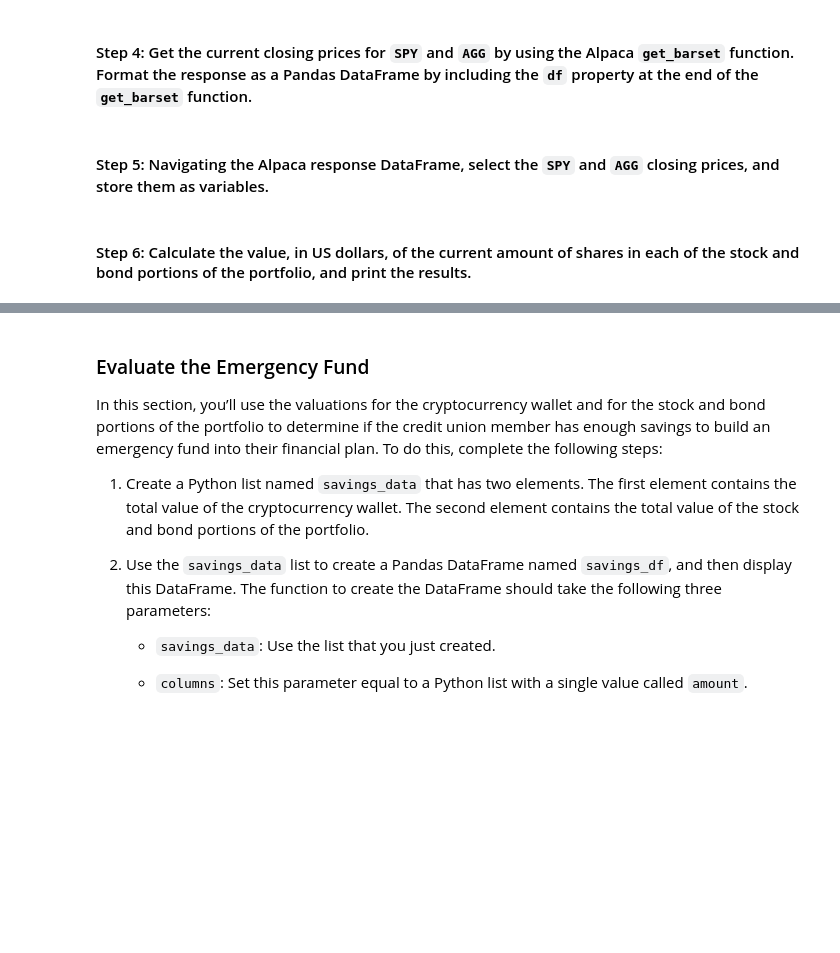
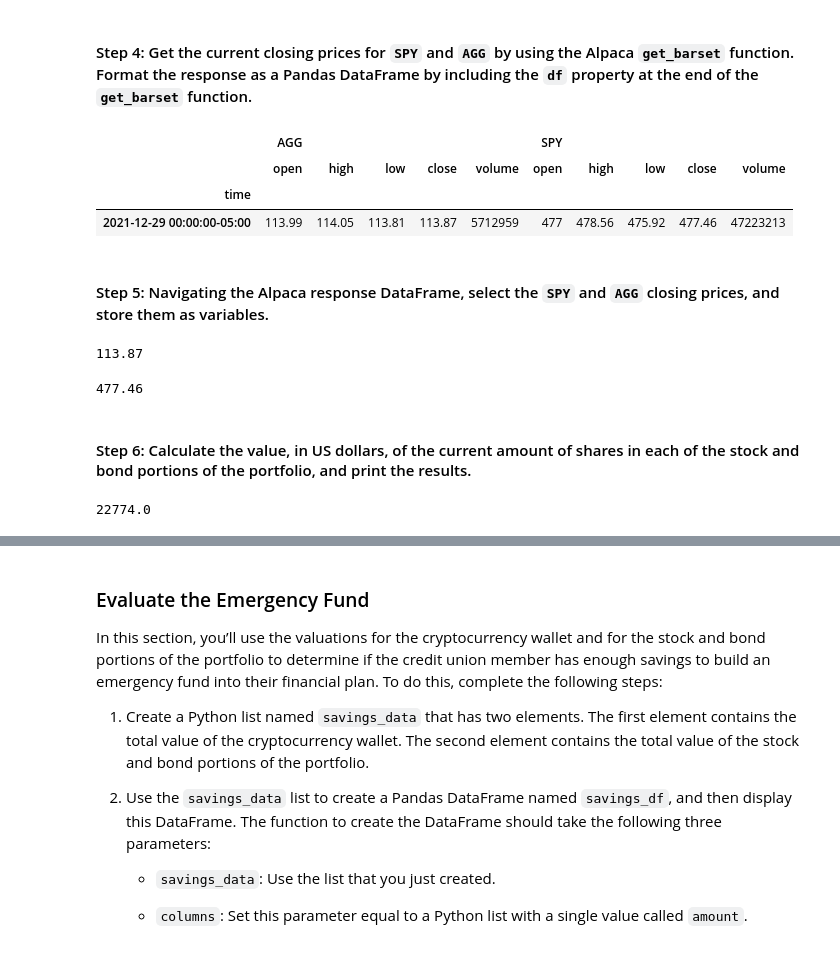
Before and after one commit to EmilyBertani/Challenge_5, a Jupyter notebook: financial_planning_tools.ipynb, the cells around one changed output, grey strips where cells are left out. Cells and saved outputs as stored; diff of their text form; code cells hidden in the pictures; blank space fills up the shorter version.

Commit message:
Add files via upload
Continued commits to challenge 5 - total portfolio balance added

```diff
--- a/financial_planning_tools.ipynb
+++ b/financial_planning_tools.ipynb
@@ -192,12 +184,15 @@ agg_shares = 200
 # %% [markdown]
 #### Step 2: Set the variables for the Alpaca API and secret keys. Using the Alpaca SDK, create the Alpaca `tradeapi.REST` object. In this object, include the parameters for the Alpaca API key, the secret key, and the version number.
 # %%
-# Set the variables for the Alpaca API and secret keys
-# YOUR CODE HERE
-# YOUR CODE HERE
+# Setting variables for the Alpaca API and secret keys
+alpaca_api_key = os.getenv('ALPACA_API_KEY')
+alpaca_secret_key = os.getenv('ALPACA_SECRET_KEY')
 
-# Create the Alpaca tradeapi.REST object
-# YOUR CODE HERE
+# This creates the Alpaca tradeapi.REST object
+alpaca = tradeapi.REST(
+    alpaca_api_key,
+    alpaca_secret_key,
+    api_version="v2")
 # %% [markdown]
 #### Step 3: Set the following parameters for the Alpaca API call:
 
@@ -207,49 +202,59 @@ agg_shares = 200
 
 - `start_date` and `end_date`: Use the same date for these parameters, and format them with the date of the previous weekday (or `2020-08-07`). This is because you want the one closing price for the most-recent trading day.
 # %%
-# Set the tickers for both the bond and stock portion of the portfolio
-# YOUR CODE HERE
+# This sets the tickers for both the bond and stock portion of the portfolio
+tickers = ['SPY', 'AGG']
 
-# Set timeframe to 1D
-# YOUR CODE HERE
+# This sets timeframe to 1 day
+timeframe = '1D'
 
-# Format current date as ISO format
+# The following formats the current date as ISO format
 # Set both the start and end date at the date of your prior weekday
-# This will give you the closing price of the previous trading day
-# Alternatively you can use a start and end date of 2020-08-07
-# YOUR CODE HERE
-# YOUR CODE HERE
+start_date = pd.Timestamp("2021-12-29", tz="America/New_York").isoformat()
+end_date = pd.Timestamp("2021-12-29", tz="America/New_York").isoformat()
 # %% [markdown]
 #### Step 4: Get the current closing prices for `SPY` and `AGG` by using the Alpaca `get_barset` function. Format the response as a Pandas DataFrame by including the `df` property at the end of the `get_barset` function.
 # %%
-# Use the Alpaca get_barset function to get current closing prices the portfolio
-# Be sure to set the `df` property after the function to format the response object as a DataFrame
-# YOUR CODE HERE
+# This uses the Alpaca get_barset function to get the current closing prices the members portfolio
+closing_prices = alpaca.get_barset(tickers,timeframe,start=start_date,end=end_date
+).df
+
 
 # Review the first 5 rows of the Alpaca DataFrame
 # YOUR CODE HERE
+closing_prices.head()
+# %% [output]
+|  | AGG |  |  |  |  | SPY |  |  |  |  |
+|  | open | high | low | close | volume | open | high | low | close | volume |
+| time |  |  |  |  |  |  |  |  |  |  |
+| 2021-12-29 00:00:00-05:00 | 113.99 | 114.05 | 113.81 | 113.87 | 5712959 | 477 | 478.56 | 475.92 | 477.46 | 47223213 |
 # %% [markdown]
 #### Step 5: Navigating the Alpaca response DataFrame, select the `SPY` and `AGG` closing prices, and store them as variables.
 # %%
-# Access the closing price for AGG from the Alpaca DataFrame
-# Converting the value to a floating point number
-agg_close_price = # YOUR CODE HERE
+# This allows us to access the closing price for AGG from the Alpaca DataFrame
+agg_close_price = float(closing_prices['AGG']['close'])
 
-# Print the AGG closing price
-# YOUR CODE HERE
+# Printing the AGG closing price
+print(agg_close_price)
+# %% [output]
+113.87
 # %%
-# Access the closing price for SPY from the Alpaca DataFrame
-# Converting the value to a floating point number
-spy_close_price = # YOUR CODE HERE
+# This allows us to access the closing price for SPY from the Alpaca DataFrame
+spy_close_price = float(closing_prices['SPY']['close'])
 
-# Print the SPY closing price
-# YOUR CODE HERE
+# Printing the SPY closing price
+print(spy_close_price)
+# %% [output]
+477.46
 # %% [markdown]
 #### Step 6: Calculate the value, in US dollars, of the current amount of shares in each of the stock and bond portions of the portfolio, and print the results.
 # %%
-# Calculate the current value of the bond portion of the portfolio
-agg_value = # YOUR CODE HERE
+# This calculates the current value of the bond portion of the members portfolio
+# by multiplying the closing price by the number of shares
+agg_value = agg_close_price * agg_shares
 
-# Print the current value of the bond portfolio
-# YOUR CODE HERE
+# Printing the current value of the members bond portfolio
+print(agg_value)
+# %% [output]
+22774.0
 # %%
```
Also changed, not shown: parts of 11 cells of this notebook.
